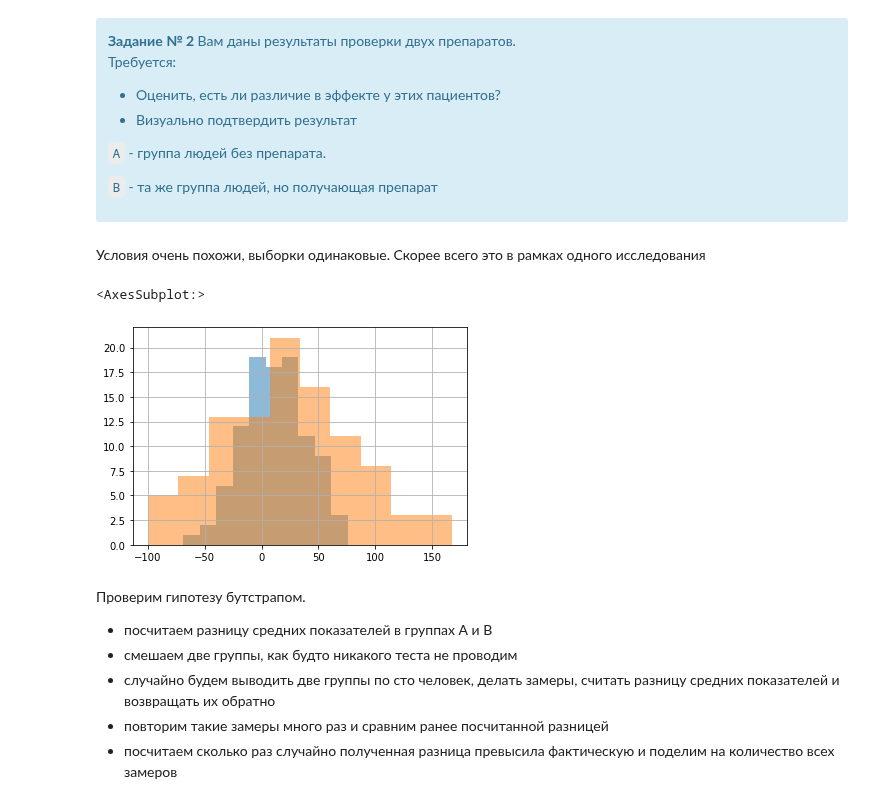
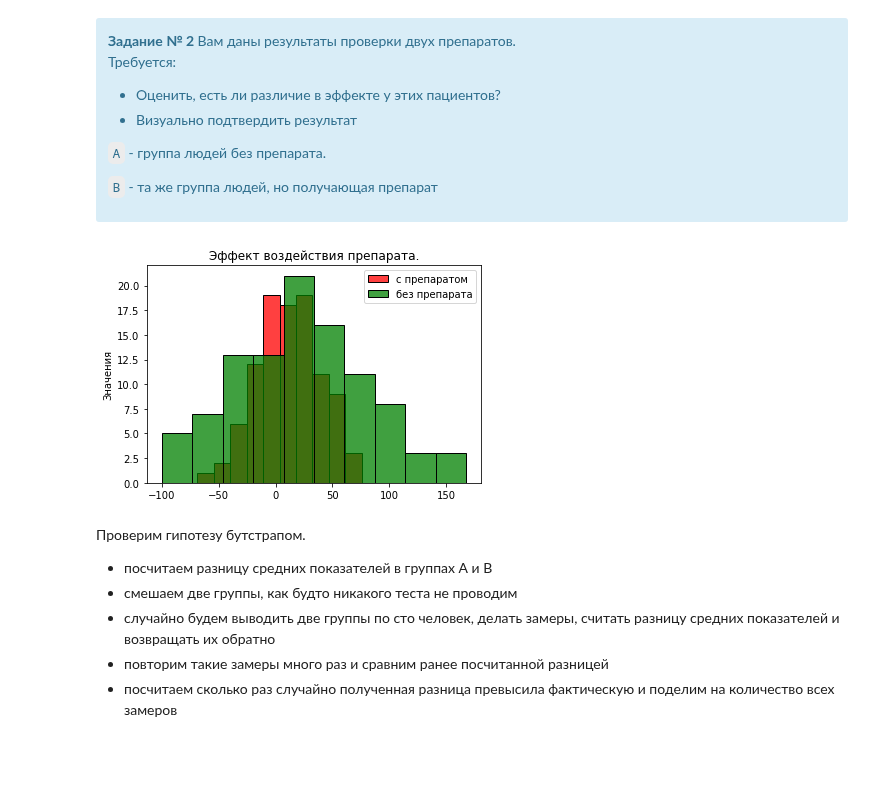
Before and after one commit to choodnovsky/Neto_DEGP-12, a Jupyter notebook: dz_3.07.ipynb, the cells around one changed output. Cells and saved outputs as stored; diff of their text form; code cells hidden in the pictures; blank space fills up the shorter version.

```diff
--- a/dz_3.07.ipynb
+++ b/dz_3.07.ipynb
@@ -233,19 +239,20 @@ p-значение: 8.511%
 
 `B` - та же группа людей, но получающая препарат
 </div>
-# %% [markdown]
-Условия очень похожи, выборки одинаковые. Скорее всего это в рамках одного исследования
 # %%
 np.random.seed(11)
 A = stats.norm.rvs(scale=30, loc=11, size=100)
 B = A + stats.norm.rvs(scale=54, loc=11, size=100)
 
-# Ваш код
-pd.Series(A).hist(alpha = .5)
-pd.Series(B).hist(alpha = .5)
+
+sns.histplot(pd.Series(A), color = 'r', bins=10)
+sns.histplot(pd.Series(B), color = 'g', bins=10)
+plt.title('Эффект воздействия препарата.')
+plt.ylabel('Значения')
+plt.legend(labels=['с препаратом','без препарата'])
+plt.show()
 # %% [output]
-<AxesSubplot:>
-[figure, old version]
+[figure, new version]
 # %% [markdown]
 Проверим гипотезу бутстрапом.
 - посчитаем разницу средних показателей в группах А и В
```
Also changed, not shown: parts of 27 cells of this notebook.
